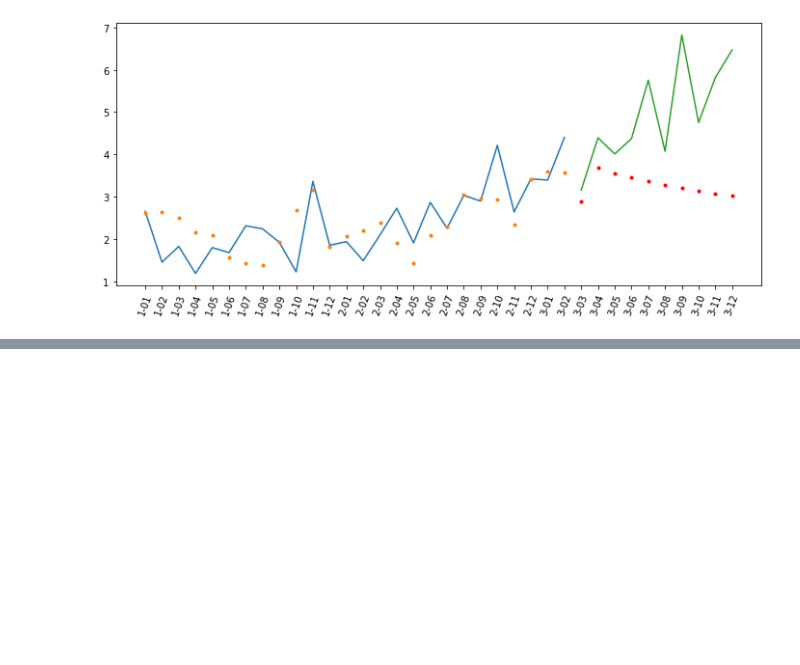
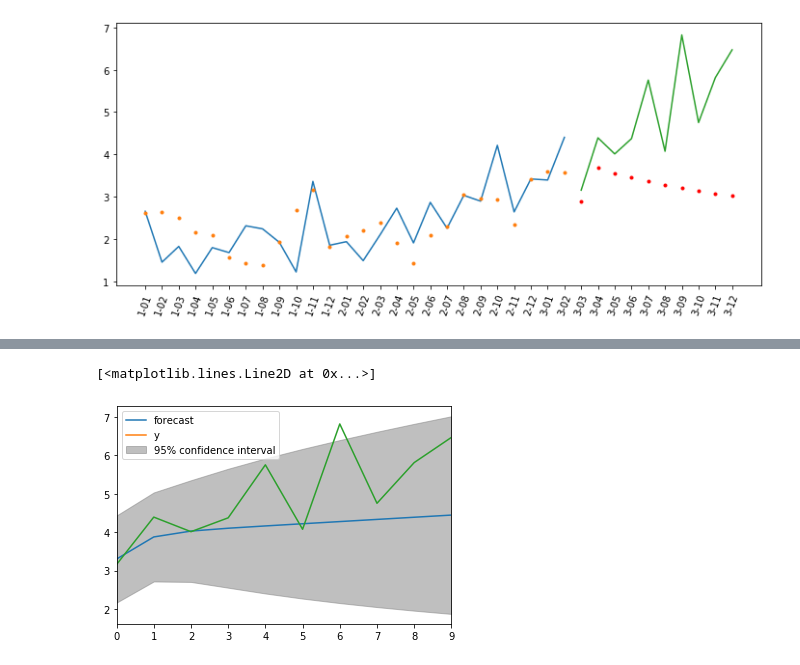
Before and after one commit to mancinigabriel/estudos_python, a Jupyter notebook: Python Séries Temporais/1699-data-science-previsao-arima-Aula-2/Aula2_series2.ipynb, the cells around one changed output, grey strips where cells are left out. Cells and saved outputs as stored; diff of their text form; code cells hidden in the pictures; blank space fills up the shorter version.

Commit message:
modelo sarima

```diff
--- a/Python Séries Temporais/1699-data-science-previsao-arima-Aula-2/Aula2_series2.ipynb
+++ b/Python Séries Temporais/1699-data-science-previsao-arima-Aula-2/Aula2_series2.ipynb
@@ -249,0 +258,2 @@ plt.xticks(rotation=70);
+# %%
+modelo_cresc = smtsa.ARIMA(cresc_p1['Preco'].values, order=(1,1,2)).fit()
@@ -249,0 +262,6 @@ plt.xticks(rotation=70);
+# %%
+modelo_cresc.plot_predict(26,35);
+plt.plot(np.linspace(0,9,10),cresc_p2['Preco'])
+# %% [output]
+[<matplotlib.lines.Line2D at 0x...>]
+[figure, added]
```
Also changed, not shown: parts of 34 cells of this notebook, 2 other files.
